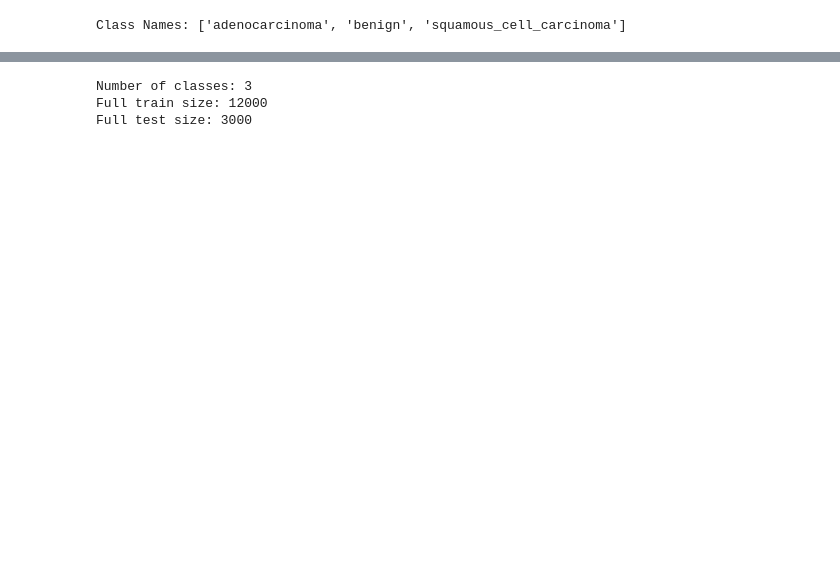
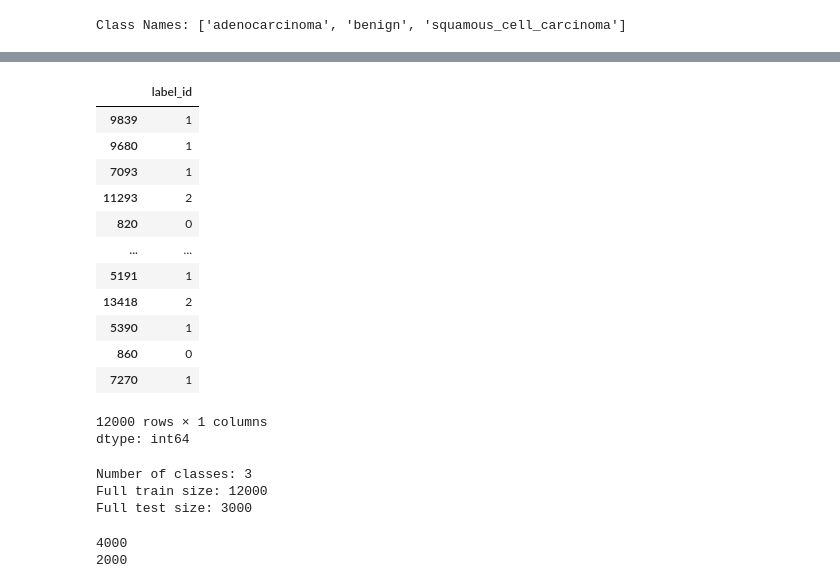
Before and after one commit to sonjoy1s/LungCancer, a Jupyter notebook: LungCancerForPaper.ipynb, the cells around one changed output, grey strips where cells are left out. Cells and saved outputs as stored; diff of their text form; code cells hidden in the pictures; blank space fills up the shorter version.

```diff
--- a/LungCancerForPaper.ipynb
+++ b/LungCancerForPaper.ipynb
@@ -92,3 +81,20 @@ len(X_test)
+# %%
+X_train
+# %% [output]
+|  | label_id |
+| 9839 | 1 |
+| 9680 | 1 |
+| 7093 | 1 |
+| 11293 | 2 |
+| 820 | 0 |
+| ... | ... |
+| 5191 | 1 |
+| 13418 | 2 |
+| 5390 | 1 |
+| 860 | 0 |
+| 7270 | 1 |
+12000 rows × 1 columns
+dtype: int64
 # %%
 transform = transforms.Compose(
     [
@@ -138,3 +144,9 @@ test_dataset = Subset(test_dataset_full, list(range(100, len(test_dataset_full))
+# %%
+print(len(train_dataset))
+print(len(test_dataset))
+# %% [output]
+4000
+2000
 # %%
 pin = True if device.type == 'cuda' else False
 train_loader = DataLoader(train_dataset, batch_size=32, shuffle=True, pin_memory=pin)
```
Also changed, not shown: parts of 14 cells of this notebook.
